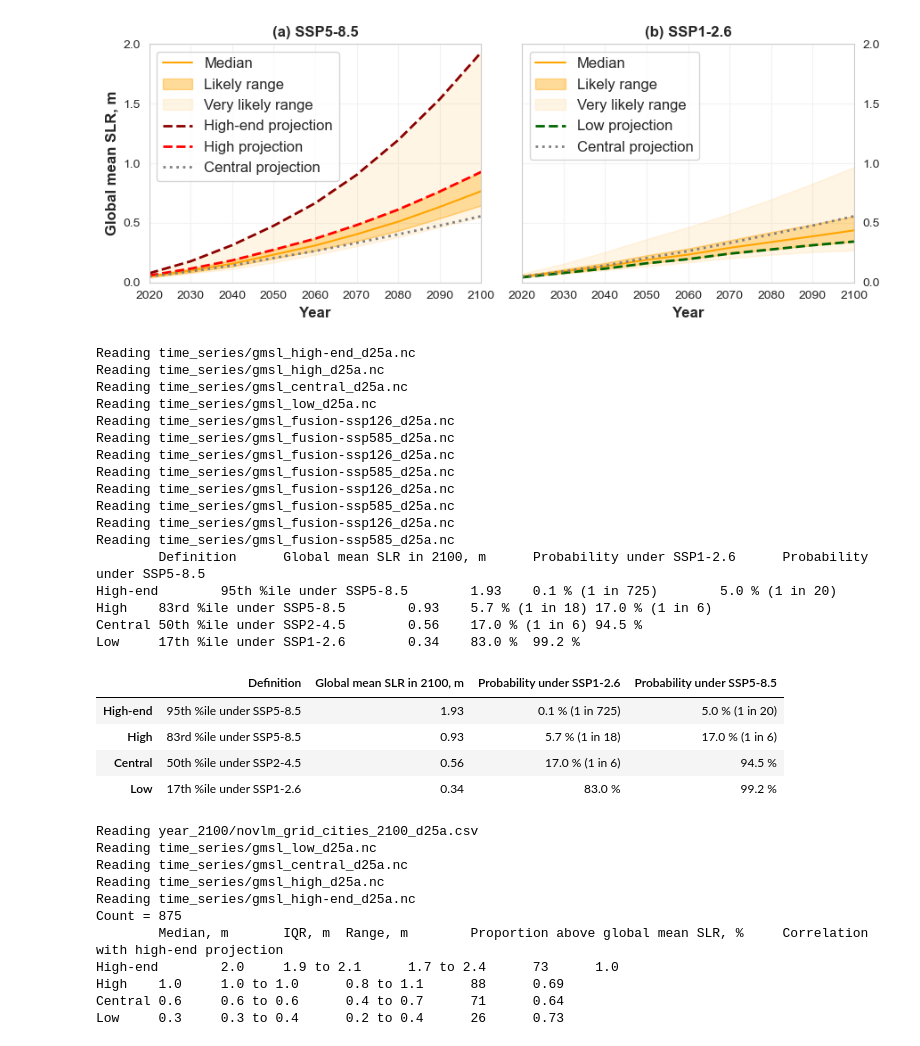
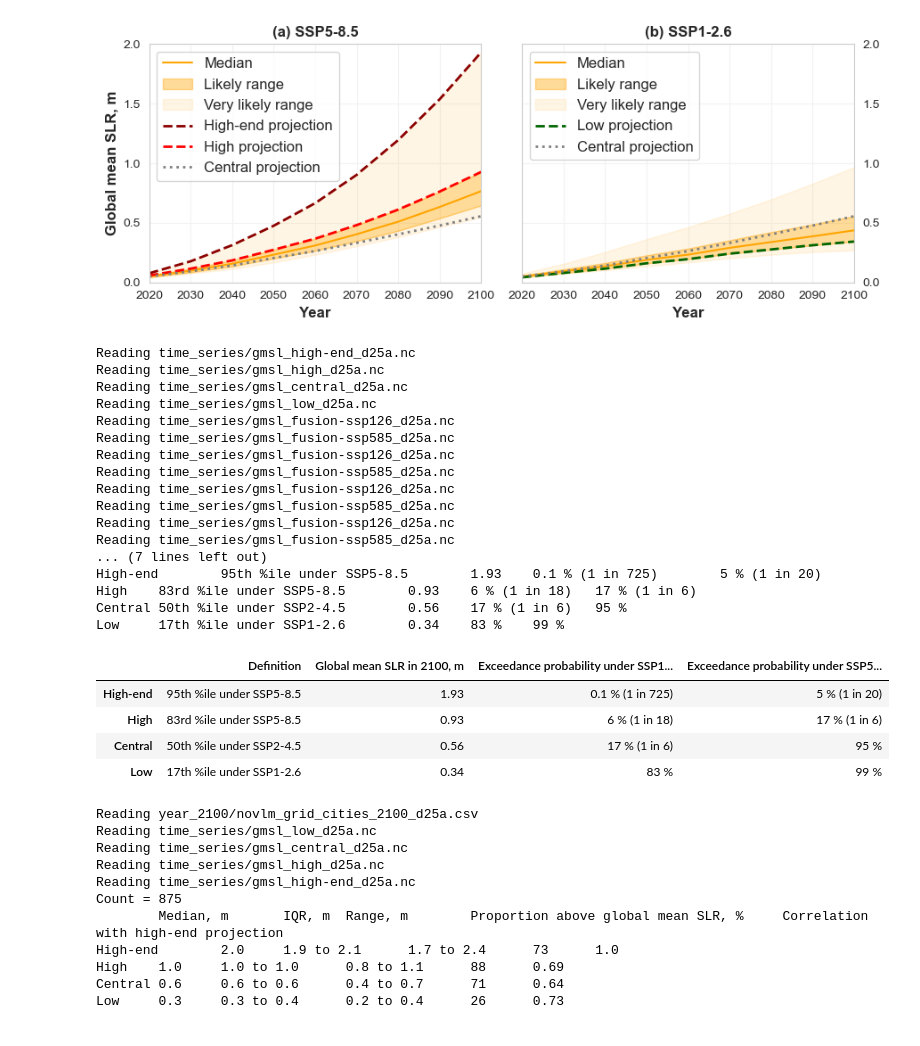
Before and after one commit to grandey/d25a-rsl-fusion, a Jupyter notebook: figs_d25a.ipynb, the cells around one changed output. Cells and saved outputs as stored; diff of their text form; code cells hidden in the pictures.

```diff
--- a/figs_d25a.ipynb
+++ b/figs_d25a.ipynb
@@ -52,40 +52,45 @@ Written fig01.png (0.24 MB)
 # %%
 # Table of year-2100 global mean SLR projections and probability of exceedance
 gmsl_df = d25a.get_gmsl_df().copy()
 gmsl_df['gmsl_2100'] = gmsl_df['gmsl_2100'].round(2)  # round to nearest cm
+# Print full results, before further rounding/formatting
+print(gmsl_df)
+# Round & format further for paper
 for col in ['p_ssp126', 'p_ssp585']:  # show probabilities as both % and 1-in-N likelihood
-    gmsl_df[col] = gmsl_df[col].round(1).astype(str) + ' % (1 in ' + (100/gmsl_df[col]).round(0).astype(int).astype(str) + ')'
+    gmsl_df[col] = gmsl_df[col].apply(
+        lambda x: (f'{x:.0f} %' if x > 1.0 else f'{x:.1f} %') + f' (1 in {int(round(100/x))})')
     gmsl_df[col] = gmsl_df[col].str.replace(r' (1 in 1)', '', regex=False)  # remove 1-in-1
 gmsl_df.index = gmsl_df.index.str.capitalize()  # capitalize low -> Low etc
 gmsl_df = gmsl_df.rename(columns={'definition': 'Definition',  # rename columns
                                   'gmsl_2100': 'Global mean SLR in 2100, m',
-                                  'p_ssp126': 'Probability under SSP1-2.6',
-                                  'p_ssp585': 'Probability under SSP5-8.5'})
+                                  'p_ssp126': 'Exceedance probability under SSP1-2.6',
+                                  'p_ssp585': 'Exceedance probability under SSP5-8.5'})
+print("Formatted for Word's 'Convert Text to Table':")
 print(gmsl_df.to_csv(sep='\t'))  # suitable for Word's 'Convert Text to Table'
 gmsl_df
 # %% [output]
 Reading time_series/gmsl_high-end_d25a.nc
 Reading time_series/gmsl_high_d25a.nc
 Reading time_series/gmsl_central_d25a.nc
 Reading time_series/gmsl_low_d25a.nc
 Reading time_series/gmsl_fusion-ssp126_d25a.nc
 Reading time_series/gmsl_fusion-ssp585_d25a.nc
 Reading time_series/gmsl_fusion-ssp126_d25a.nc
 Reading time_series/gmsl_fusion-ssp585_d25a.nc
 Reading time_series/gmsl_fusion-ssp126_d25a.nc
 Reading time_series/gmsl_fusion-ssp585_d25a.nc
 Reading time_series/gmsl_fusion-ssp126_d25a.nc
 Reading time_series/gmsl_fusion-ssp585_d25a.nc
-        Definition      Global mean SLR in 2100, m      Probability under SSP1-2.6      Probability under SSP5-8.5
-High-end        95th %ile under SSP5-8.5        1.93    0.1 % (1 in 725)        5.0 % (1 in 20)
-High    83rd %ile under SSP5-8.5        0.93    5.7 % (1 in 18) 17.0 % (1 in 6)
-Central 50th %ile under SSP2-4.5        0.56    17.0 % (1 in 6) 94.5 %
-Low     17th %ile under SSP1-2.6        0.34    83.0 %  99.2 %
+... (7 lines left out)
+High-end        95th %ile under SSP5-8.5        1.93    0.1 % (1 in 725)        5 % (1 in 20)
+High    83rd %ile under SSP5-8.5        0.93    6 % (1 in 18)   17 % (1 in 6)
+Central 50th %ile under SSP2-4.5        0.56    17 % (1 in 6)   95 %
+Low     17th %ile under SSP1-2.6        0.34    83 %    99 %
-|  | Definition | Global mean SLR in 2100, m | Probability under SSP1-2.6 | Probability under SSP5-8.5 |
-| High-end | 95th %ile under SSP5-8.5 | 1.93 | 0.1 % (1 in 725) | 5.0 % (1 in 20) |
-| High | 83rd %ile under SSP5-8.5 | 0.93 | 5.7 % (1 in 18) | 17.0 % (1 in 6) |
-| Central | 50th %ile under SSP2-4.5 | 0.56 | 17.0 % (1 in 6) | 94.5 % |
-| Low | 17th %ile under SSP1-2.6 | 0.34 | 83.0 % | 99.2 % |
+|  | Definition | Global mean SLR in 2100, m | Exceedance probability under SSP1... | Exceedance probability under SSP5... |
+| High-end | 95th %ile under SSP5-8.5 | 1.93 | 0.1 % (1 in 725) | 5 % (1 in 20) |
+| High | 83rd %ile under SSP5-8.5 | 0.93 | 6 % (1 in 18) | 17 % (1 in 6) |
+| Central | 50th %ile under SSP2-4.5 | 0.56 | 17 % (1 in 6) | 95 % |
+| Low | 17th %ile under SSP1-2.6 | 0.34 | 83 % | 99 % |
 # %%
 # Table of summary statistics across cities for geocentric SLR in 2100 (mean, IQR, range, % above global mean)
 summary_df = d25a.get_year_2100_summary_df(slr_str='novlm', gauges_str='grid', cities_str='cities').copy()
```
Also changed, not shown: parts of 2 cells of this notebook.
